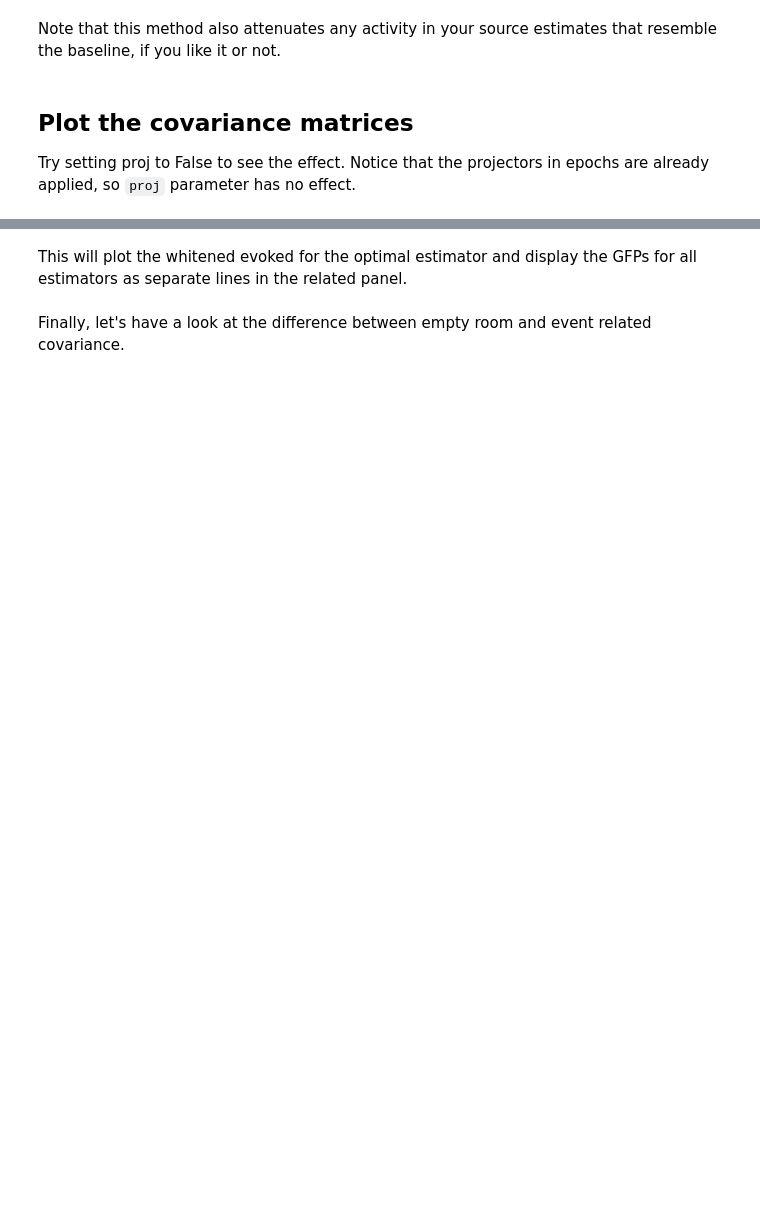
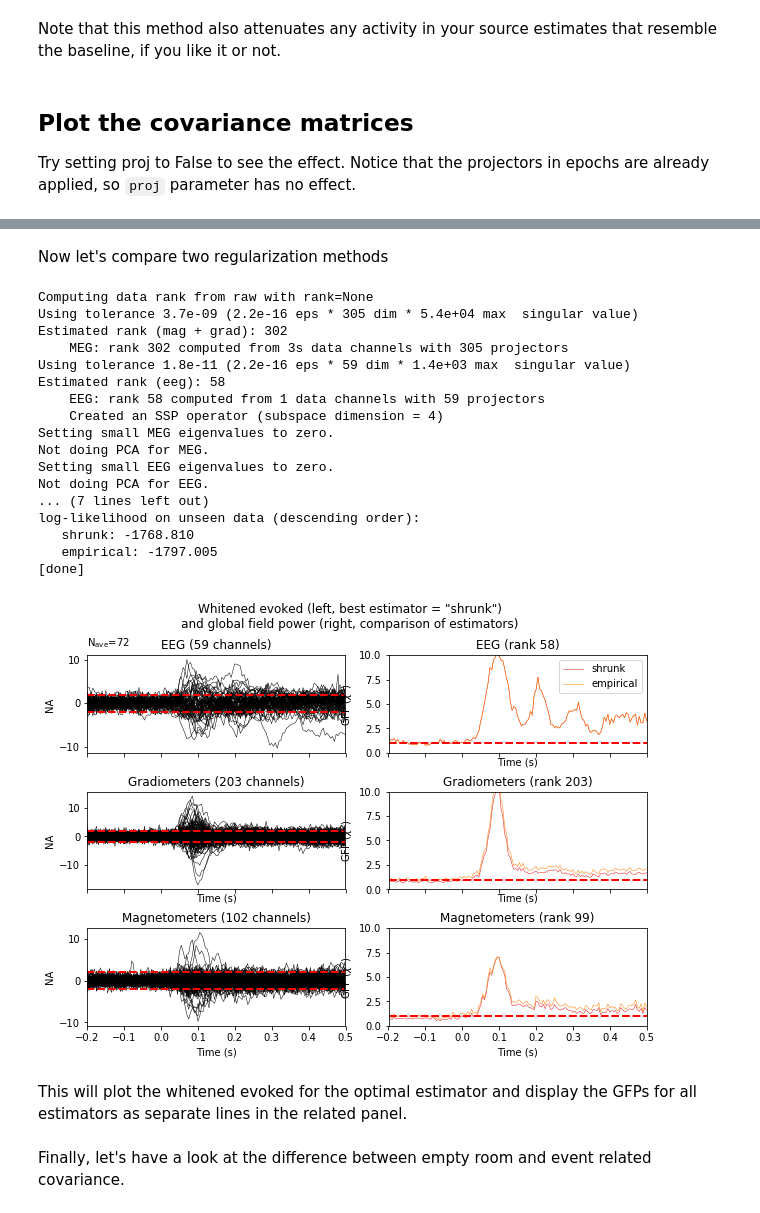
Before and after one commit to jasmainak/mne-workshop-brown, a Jupyter notebook: evoked_to_stc/cov.ipynb, the cells around one changed output, grey strips where cells are left out. Drawn from its saved outputs; the diff is of its cells as text; code cells hidden in the pictures; blank space fills up the shorter version.

```diff
--- a/evoked_to_stc/cov.ipynb
+++ b/evoked_to_stc/cov.ipynb
@@ -143,8 +196,29 @@ compared (see
+# %% [markdown]
+Now let's compare two regularization methods
 # %%
 noise_covs = mne.compute_covariance(
     epochs, tmax=0., method=('empirical', 'shrunk'), return_estimators=True,
     rank=None)
-evoked.plot_white(noise_covs, time_unit='s')
+evoked.plot_white(noise_covs, time_unit='s', verbose=False);
+# %% [output]
+Computing data rank from raw with rank=None
+Using tolerance 3.7e-09 (2.2e-16 eps * 305 dim * 5.4e+04 max  singular value)
+Estimated rank (mag + grad): 302
+    MEG: rank 302 computed from 3s data channels with 305 projectors
+Using tolerance 1.8e-11 (2.2e-16 eps * 59 dim * 1.4e+03 max  singular value)
+Estimated rank (eeg): 58
+    EEG: rank 58 computed from 1 data channels with 59 projectors
+    Created an SSP operator (subspace dimension = 4)
+Setting small MEG eigenvalues to zero.
+Not doing PCA for MEG.
+Setting small EEG eigenvalues to zero.
+Not doing PCA for EEG.
+... (7 lines left out)
+log-likelihood on unseen data (descending order):
+   shrunk: -1768.810
+   empirical: -1797.005
+[done]
+[figure, added]
 # %% [markdown]
 This will plot the whitened evoked for the optimal estimator and display the
 GFPs for all estimators as separate lines in the related panel.
```
Also changed, not shown: parts of 30 cells of this notebook, 16 other files.
